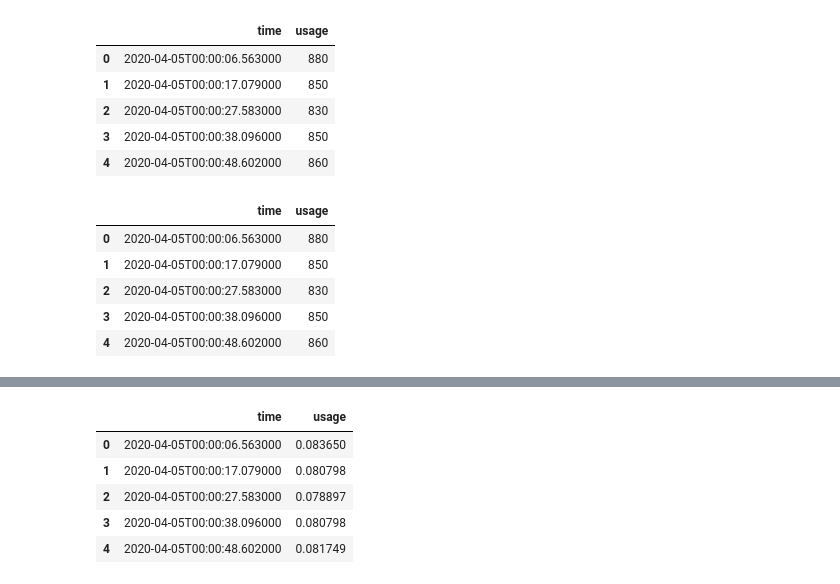
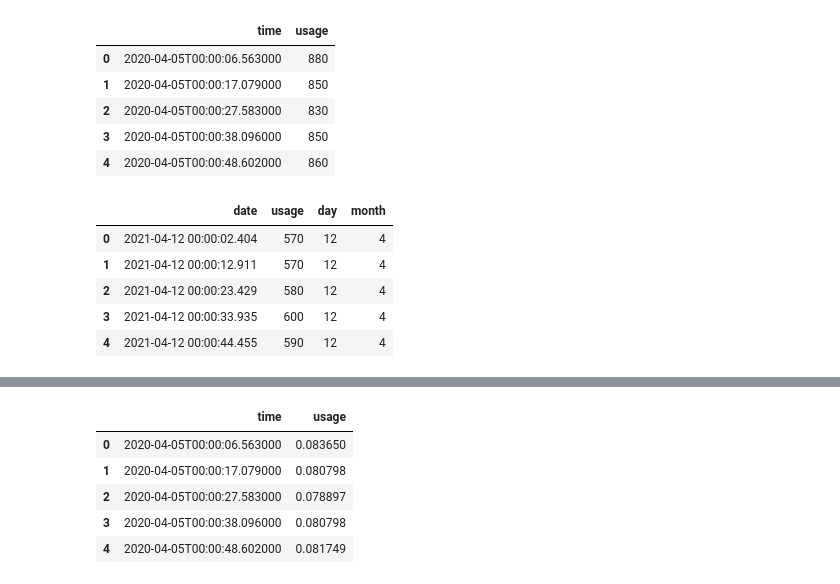
Before and after one commit to rutgerluinge/NeuralNetworksProject, a Jupyter notebook: DataProcessing/DataPreprocessing.ipynb, the cells around one changed output, grey strips where cells are left out. Saved outputs shown, nothing was run; the diff lists cells and outputs as text; code cells hidden in the pictures.

```diff
--- a/DataProcessing/DataPreprocessing.ipynb
+++ b/DataProcessing/DataPreprocessing.ipynb
@@ -30,15 +30,15 @@ ds_rev.to_csv('../datasets/processed/usage_ordered.csv', index=False)
 # %%
 # From here to process the ordered data
 
-df = pd.read_csv('../datasets/processed/usage_ordered.csv')
+df = pd.read_csv('../datasets/processed/removed_gabs.csv')
 df.head()
 # %% [output]
-|  | time | usage |
-| 0 | 2020-04-05T00:00:06.563000 | 880 |
-| 1 | 2020-04-05T00:00:17.079000 | 850 |
-| 2 | 2020-04-05T00:00:27.583000 | 830 |
-| 3 | 2020-04-05T00:00:38.096000 | 850 |
-| 4 | 2020-04-05T00:00:48.602000 | 860 |
+|  | date | usage | day | month |
+| 0 | 2021-04-12 00:00:02.404 | 570 | 12 | 4 |
+| 1 | 2021-04-12 00:00:12.911 | 570 | 12 | 4 |
+| 2 | 2021-04-12 00:00:23.429 | 580 | 12 | 4 |
+| 3 | 2021-04-12 00:00:33.935 | 600 | 12 | 4 |
+| 4 | 2021-04-12 00:00:44.455 | 590 | 12 | 4 |
 # %%
 max = df['usage'].max()
 min = df['usage'].min()
```
Also changed, not shown: parts of 1 cell of this notebook, 4 other files.
